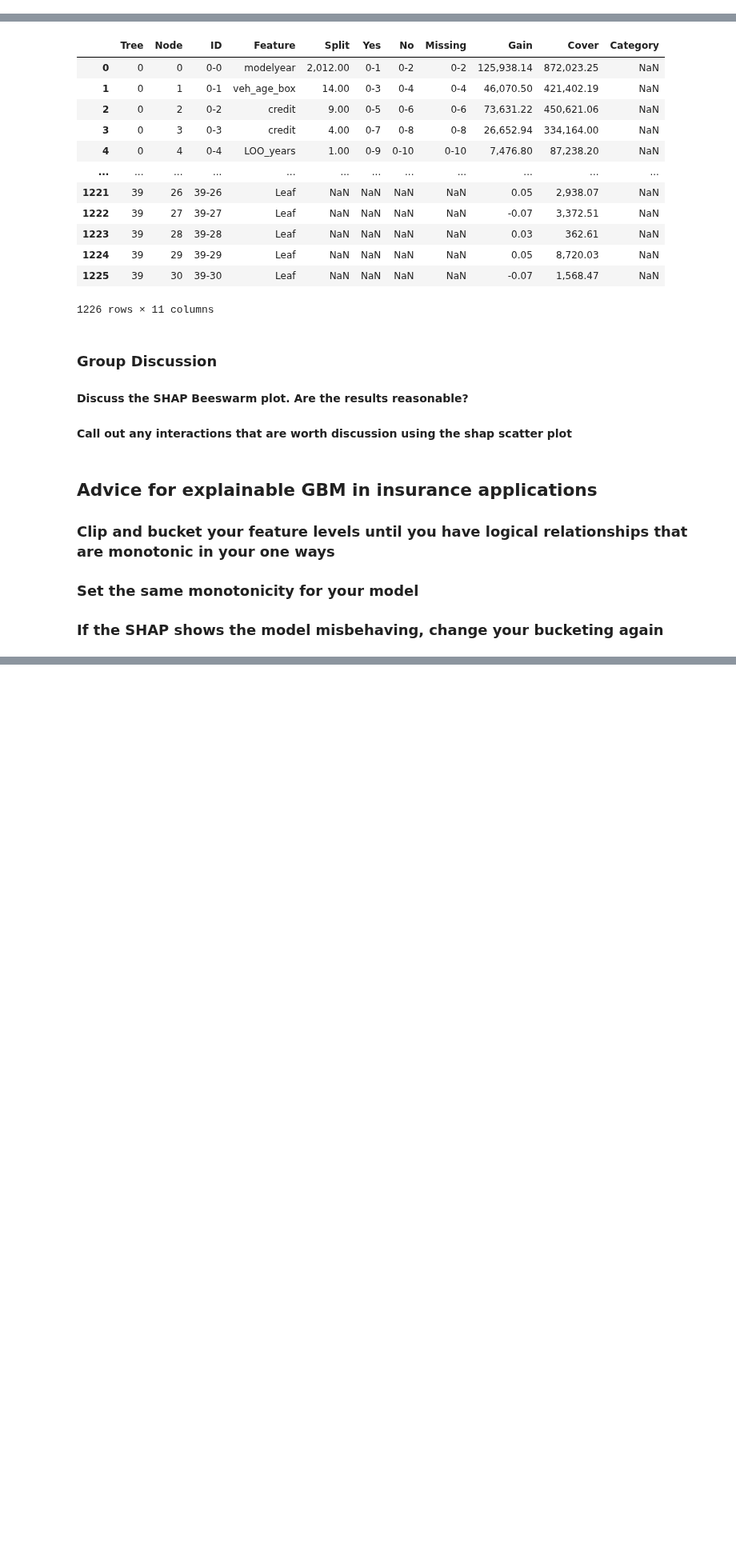
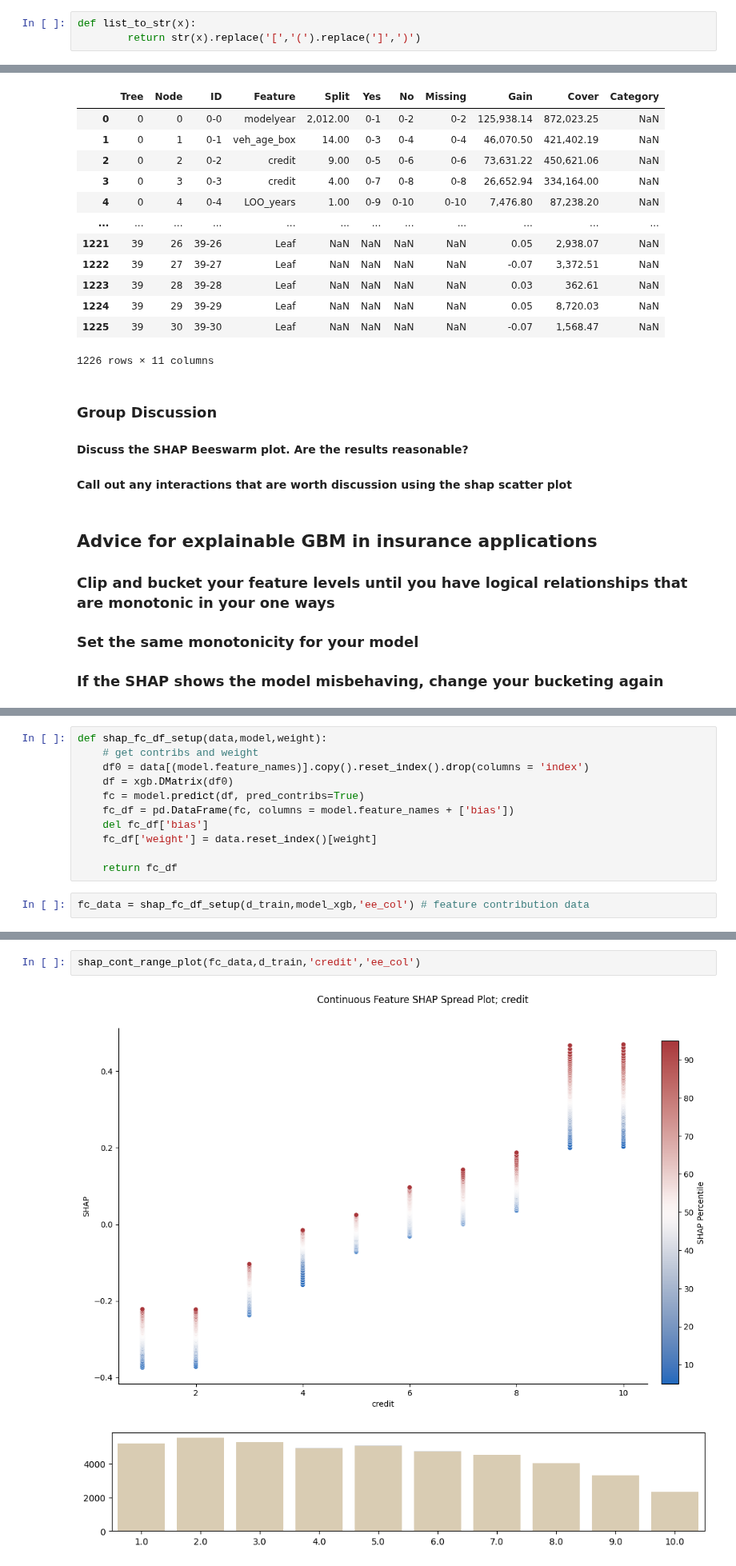
Before and after one commit to RuthlessActuary2023/CAS-RPM-2026-Theory-to-Code, a Jupyter notebook: 2026_CAS_RPM_Python_XGB.ipynb, the cells around one changed output, grey strips where cells are left out. Shown at 80% size. Drawn from its saved outputs; the diff is of its cells as text; blank space fills up the shorter version.

```diff
--- a/2026_CAS_RPM_Python_XGB.ipynb
+++ b/2026_CAS_RPM_Python_XGB.ipynb
@@ -242,2 +262,5 @@ lift_chart(out_test, 'incloss_col', 'pred_loss', 'ee_col', 10)
+# %%
+def list_to_str(x):
+        return str(x).replace('[','(').replace(']',')')
 # %%
 # Functionize
@@ -795,0 +881,13 @@ model_xgb.trees_to_dataframe() # This is here for reference
+# %%
+def shap_fc_df_setup(data,model,weight):
+    # get contribs and weight
+    df0 = data[(model.feature_names)].copy().reset_index().drop(columns = 'index')
+    df = xgb.DMatrix(df0)
+    fc = model.predict(df, pred_contribs=True)
+    fc_df = pd.DataFrame(fc, columns = model.feature_names + ['bias'])
+    del fc_df['bias']
+    fc_df['weight'] = data.reset_index()[weight]
+
+    return fc_df
+# %%
+fc_data = shap_fc_df_setup(d_train,model_xgb,'ee_col') # feature contribution data
@@ -795,0 +1070,5 @@ model_xgb.trees_to_dataframe() # This is here for reference
+# %%
+shap_cont_range_plot(fc_data,d_train,'credit','ee_col')
+# %% [output]
+[figure, added]
+[figure, added]
```
Also changed, not shown: parts of 19 cells of this notebook.
